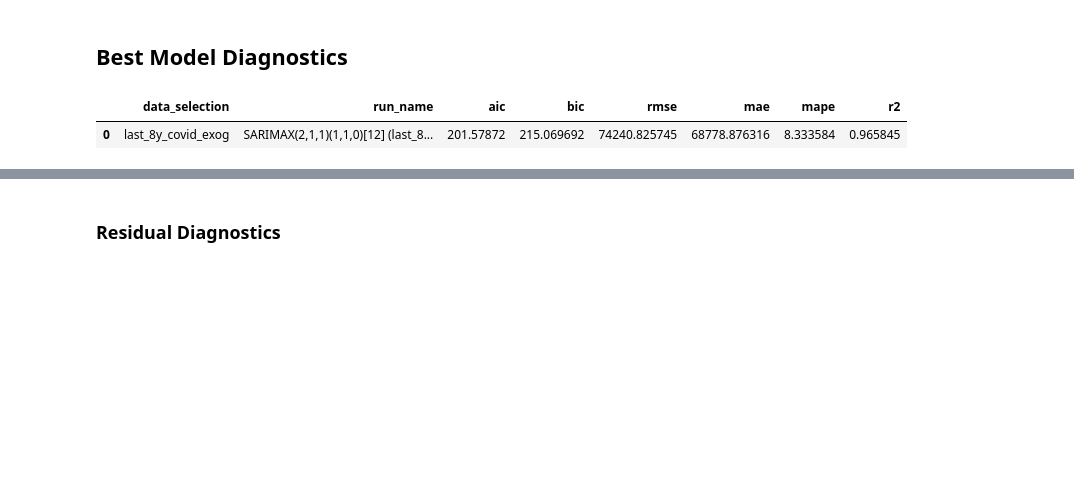
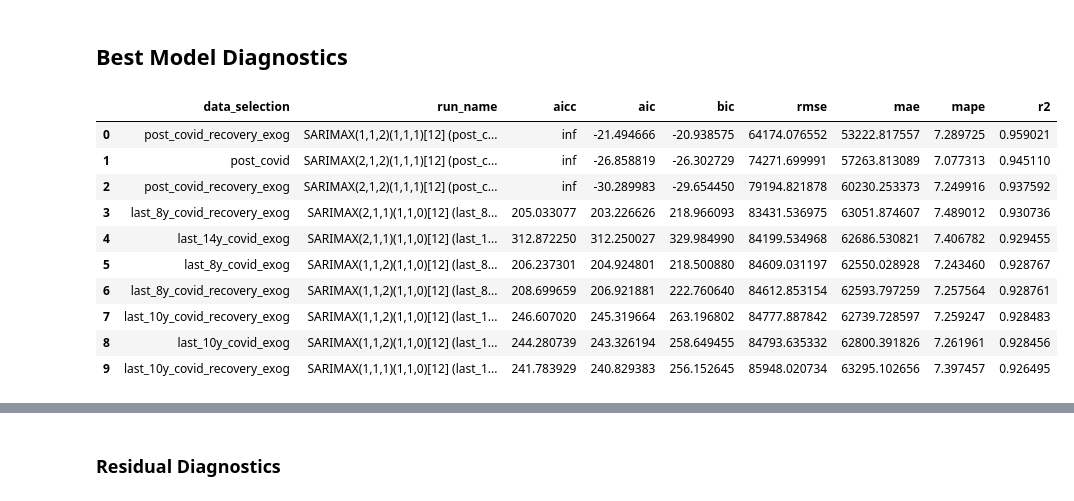
Before and after one commit to Gbrlmoraes/brazil_tourism_forecasting_benchmark, a Jupyter notebook: notebooks/5_arima_model_testing.ipynb, the cells around one changed output, grey strips where cells are left out. Saved outputs shown, nothing was run; the diff lists cells and outputs as text; code cells hidden in the pictures; blank space fills up the shorter version.

```diff
--- a/notebooks/5_arima_model_testing.ipynb
+++ b/notebooks/5_arima_model_testing.ipynb
@@ -112,12 +121,20 @@ Q_range = range(0, 2)
 sarimax_grid = list(itertools.product(p_range, q_range, P_range, Q_range))
 
 data_configs = {}
+
 for years in window_years:
     tw = train_windows[years]
+    # COVID indicator only
     data_configs[f'last_{years}y_covid_exog'] = {
         'series': np.log(tw['arrival_count']),
         'exog_train': tw[['is_covid']],
         'exog_test': test_monthly[['is_covid']],
+    }
+    # COVID indicator + recovery indicator (Jan–Dec 2022)
+    data_configs[f'last_{years}y_covid_recovery_exog'] = {
+        'series': np.log(tw['arrival_count']),
+        'exog_train': tw[['is_covid', 'is_covid_recovery']],
+        'exog_test': test_monthly[['is_covid', 'is_covid_recovery']],
     }
 
 data_configs['post_covid'] = {
@@ -126,6 +143,13 @@ data_configs['post_covid'] = {
     'exog_test': None,
 }
 
+# Post-COVID window with recovery flag to model the Jan–Dec 2022 rebound explicitly
+data_configs['post_covid_recovery_exog'] = {
+    'series': np.log(train_post_covid['arrival_count']),
+    'exog_train': train_post_covid[['is_covid_recovery']],
+    'exog_test': test_monthly[['is_covid_recovery']],
+}
+
 print(f'SARIMAX configs : {len(sarimax_grid)}')
 print(f'Data selections : {len(data_configs)}')
 print(f'Total runs      : {len(sarimax_grid) * len(data_configs)}')
@@ -139,6 +163,12 @@ n_test = len(test_monthly)
 results = []
 
 for data_key, config in data_configs.items():
+    if config['exog_train'] is not None:
+        exog_cols = list(config['exog_train'].columns)
+        exog_label = '+'.join(exog_cols)
+    else:
+        exog_label = 'none'
+
     for p, q, P, Q in tqdm(sarimax_grid, desc=f'[{data_key}]'):
         order = (p, d, q)
         seasonal_order = (P, D, Q, s)
@@ -155,9 +185,7 @@ for data_key, config in data_configs.items():
                 's': s,
                 'transform': 'log',
                 'data_selection': data_key,
-                'exog': 'covid_indicator'
-                if config['exog_train'] is not None
-                else 'none',
+                'exog': exog_label,
                 'n_train': len(config['series']),
                 'n_test': n_test,
             })
@@ -184,6 +212,7 @@ for data_key, config in data_configs.items():
                 r2 = float(r2_score(test_actual, forecast))
 
                 mlflow.log_metrics({
+                    'aicc': fit.aicc,
                     'aic': fit.aic,
                     'bic': fit.bic,
                     'rmse': rmse,
@@ -197,6 +226,7 @@ for data_key, config in data_configs.items():
                     'run_name': run_name,
                     'order': order,
                     'seasonal_order': seasonal_order,
+                    'aicc': fit.aicc,
                     'aic': fit.aic,
                     'bic': fit.bic,
                     'rmse': rmse,
@@ -309,18 +353,35 @@ display(
 # %% [markdown]
 ## Best Model Diagnostics
 # %%
-best_model = results_df.sort_values('rmse').iloc[0]
+top10 = results_df.head(10).copy()
 
 display(
-    best_model[
-        ['data_selection', 'run_name', 'aic', 'bic', 'rmse', 'mae', 'mape', 'r2']
+    top10[
+        [
+            'data_selection',
+            'run_name',
+            'aicc',
+            'aic',
+            'bic',
+            'rmse',
+            'mae',
+            'mape',
+            'r2',
+        ]
     ]
-    .to_frame()
-    .T
 )
 # %% [output]
-|  | data_selection | run_name | aic | bic | rmse | mae | mape | r2 |
-| 0 | last_8y_covid_exog | SARIMAX(2,1,1)(1,1,0)[12] (last_8... | 201.57872 | 215.069692 | 74240.825745 | 68778.876316 | 8.333584 | 0.965845 |
+|  | data_selection | run_name | aicc | aic | bic | rmse | mae | mape | r2 |
+| 0 | post_covid_recovery_exog | SARIMAX(1,1,2)(1,1,1)[12] (post_c... | inf | -21.494666 | -20.938575 | 64174.076552 | 53222.817557 | 7.289725 | 0.959021 |
+| 1 | post_covid | SARIMAX(2,1,2)(1,1,1)[12] (post_c... | inf | -26.858819 | -26.302729 | 74271.699991 | 57263.813089 | 7.077313 | 0.945110 |
+| 2 | post_covid_recovery_exog | SARIMAX(2,1,2)(1,1,1)[12] (post_c... | inf | -30.289983 | -29.654450 | 79194.821878 | 60230.253373 | 7.249916 | 0.937592 |
+| 3 | last_8y_covid_recovery_exog | SARIMAX(2,1,1)(1,1,0)[12] (last_8... | 205.033077 | 203.226626 | 218.966093 | 83431.536975 | 63051.874607 | 7.489012 | 0.930736 |
+| 4 | last_14y_covid_exog | SARIMAX(2,1,1)(1,1,0)[12] (last_1... | 312.872250 | 312.250027 | 329.984990 | 84199.534968 | 62686.530821 | 7.406782 | 0.929455 |
+| 5 | last_8y_covid_exog | SARIMAX(1,1,2)(1,1,0)[12] (last_8... | 206.237301 | 204.924801 | 218.500880 | 84609.031197 | 62550.028928 | 7.243460 | 0.928767 |
+| 6 | last_8y_covid_recovery_exog | SARIMAX(1,1,2)(1,1,0)[12] (last_8... | 208.699659 | 206.921881 | 222.760640 | 84612.853154 | 62593.797259 | 7.257564 | 0.928761 |
+| 7 | last_10y_covid_recovery_exog | SARIMAX(1,1,2)(1,1,0)[12] (last_1... | 246.607020 | 245.319664 | 263.196802 | 84777.887842 | 62739.728597 | 7.259247 | 0.928483 |
+| 8 | last_10y_covid_exog | SARIMAX(1,1,2)(1,1,0)[12] (last_1... | 244.280739 | 243.326194 | 258.649455 | 84793.635332 | 62800.391826 | 7.261961 | 0.928456 |
+| 9 | last_10y_covid_recovery_exog | SARIMAX(1,1,1)(1,1,0)[12] (last_1... | 241.783929 | 240.829383 | 256.152645 | 85948.020734 | 63295.102656 | 7.397457 | 0.926495 |
 # %%
 def fit_model(row, configs):
     cfg = configs[row['data_selection']]
```
Also changed, not shown: parts of 11 cells of this notebook.
